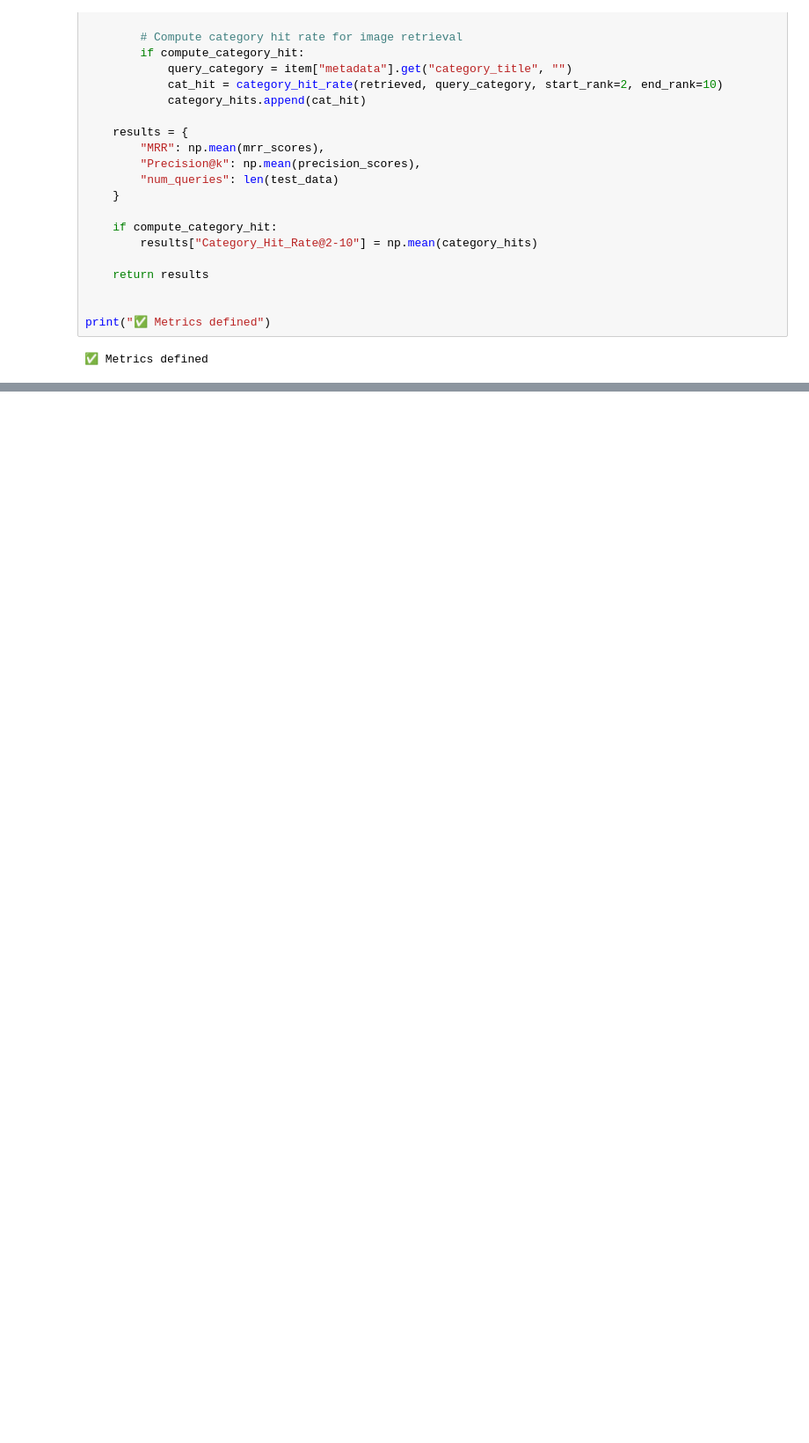
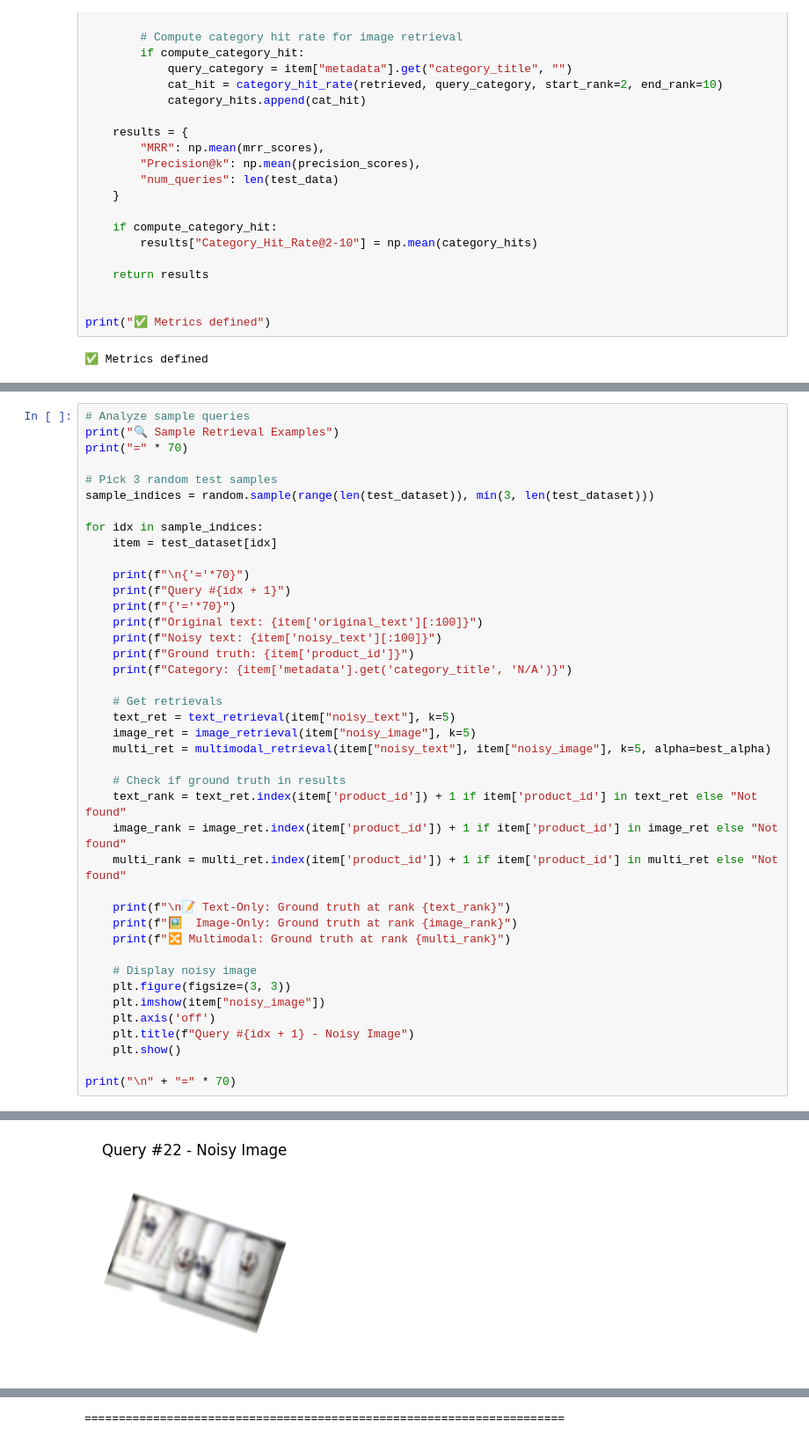
Before and after one commit to ariaalyasin/Torob-Rag, a Jupyter notebook: notebooks/05_Hyperparameter_Tuning_and_Evaluation.ipynb, the cells around one changed output, grey strips where cells are left out. Shown at 88% size. Saved outputs shown, nothing was run; the diff lists cells and outputs as text; blank space fills up the shorter version.

```diff
--- a/notebooks/05_Hyperparameter_Tuning_and_Evaluation.ipynb
+++ b/notebooks/05_Hyperparameter_Tuning_and_Evaluation.ipynb
@@ -605,0 +947,42 @@ Multimodal 0.968667         0.099
+# %%
+# Analyze sample queries
+print("🔍 Sample Retrieval Examples")
+print("=" * 70)
+
+# Pick 3 random test samples
+sample_indices = random.sample(range(len(test_dataset)), min(3, len(test_dataset)))
+
+for idx in sample_indices:
+    item = test_dataset[idx]
+
+    print(f"\n{'='*70}")
+    print(f"Query #{idx + 1}")
+    print(f"{'='*70}")
+    print(f"Original text: {item['original_text'][:100]}")
+    print(f"Noisy text: {item['noisy_text'][:100]}")
+    print(f"Ground truth: {item['product_id']}")
+    print(f"Category: {item['metadata'].get('category_title', 'N/A')}")
+
+    # Get retrievals
+    text_ret = text_retrieval(item["noisy_text"], k=5)
+    image_ret = image_retrieval(item["noisy_image"], k=5)
+    multi_ret = multimodal_retrieval(item["noisy_text"], item["noisy_image"], k=5, alpha=best_alpha)
+
+    # Check if ground truth in results
+    text_rank = text_ret.index(item['product_id']) + 1 if item['product_id'] in text_ret else "Not found"
+    image_rank = image_ret.index(item['product_id']) + 1 if item['product_id'] in image_ret else "Not found"
+    multi_rank = multi_ret.index(item['product_id']) + 1 if item['product_id'] in multi_ret else "Not found"
+
+    print(f"\n📝 Text-Only: Ground truth at rank {text_rank}")
+    print(f"🖼️  Image-Only: Ground truth at rank {image_rank}")
+    print(f"🔀 Multimodal: Ground truth at rank {multi_rank}")
+
+    # Display noisy image
+    plt.figure(figsize=(3, 3))
+    plt.imshow(item["noisy_image"])
+    plt.axis('off')
+    plt.title(f"Query #{idx + 1} - Noisy Image")
+    plt.show()
+
+print("\n" + "=" * 70)
+# %% [output]
@@ -605,0 +1003 @@ Multimodal 0.968667         0.099
+[figure, added]
@@ -605,0 +1028 @@ Multimodal 0.968667         0.099
+======================================================================
```
Also changed, not shown: parts of 14 cells of this notebook, 3 other files.
